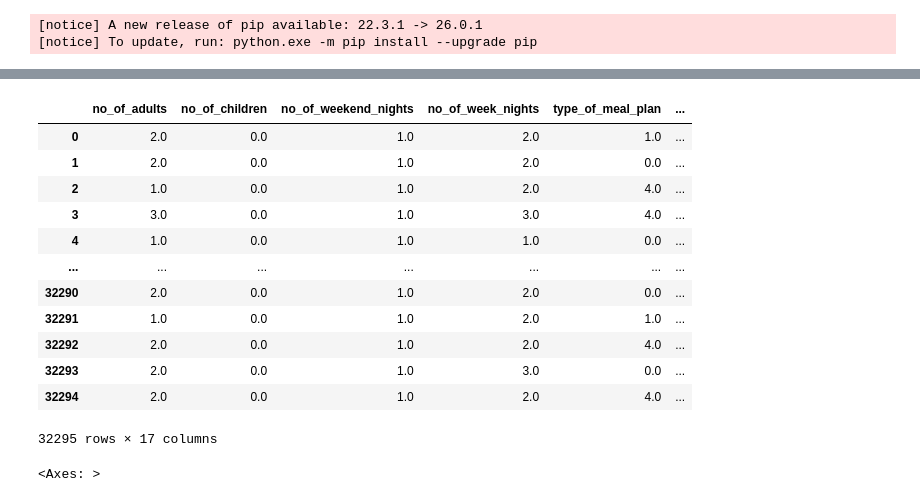
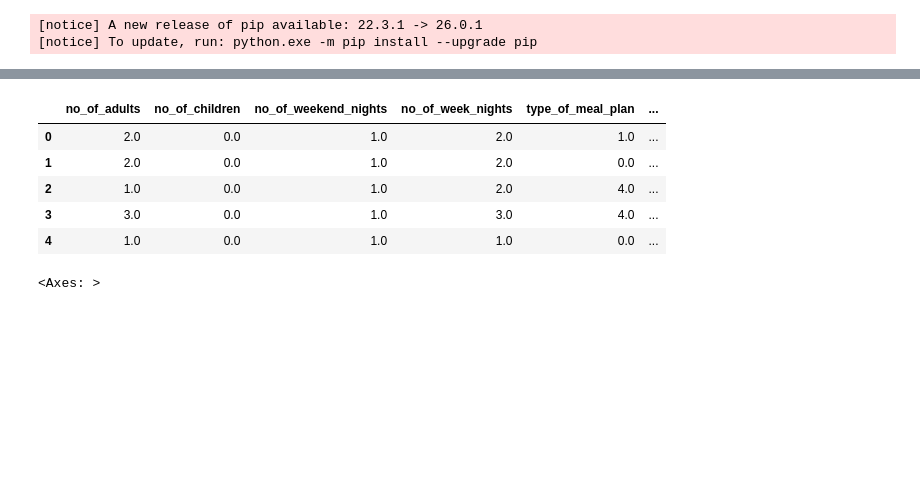
Before and after one commit to dajja-blip/data_science2_task2, a Jupyter notebook: Task1.ipynb, the cells around one changed output, grey strips where cells are left out. Cells and saved outputs as stored; diff of their text form; code cells hidden in the pictures; blank space fills up the shorter version.

```diff
--- a/Task1.ipynb
+++ b/Task1.ipynb
@@ -757,23 +754,16 @@ shap.initjs()
 [interactive output not drawn]
 # %%
 ## we will be working with df_imputed (clean, nan values replaced with median)
-df_imputed.head()
+#df_imputed.head()
 X = df_imputed.drop(columns=['booking_status'])
-X
+X.head()
 # %% [output]
 |  | no_of_adults | no_of_children | no_of_weekend_nights | no_of_week_nights | type_of_meal_plan | ... |
 | 0 | 2.0 | 0.0 | 1.0 | 2.0 | 1.0 | ... |
 | 1 | 2.0 | 0.0 | 1.0 | 2.0 | 0.0 | ... |
 | 2 | 1.0 | 0.0 | 1.0 | 2.0 | 4.0 | ... |
 | 3 | 3.0 | 0.0 | 1.0 | 3.0 | 4.0 | ... |
 | 4 | 1.0 | 0.0 | 1.0 | 1.0 | 0.0 | ... |
-| ... | ... | ... | ... | ... | ... | ... |
-| 32290 | 2.0 | 0.0 | 1.0 | 2.0 | 0.0 | ... |
-| 32291 | 1.0 | 0.0 | 1.0 | 2.0 | 1.0 | ... |
-| 32292 | 2.0 | 0.0 | 1.0 | 2.0 | 4.0 | ... |
-| 32293 | 2.0 | 0.0 | 1.0 | 3.0 | 0.0 | ... |
-| 32294 | 2.0 | 0.0 | 1.0 | 2.0 | 4.0 | ... |
-32295 rows × 17 columns
 # %%
 int_features = ['no_of_special_requests', 'lead_time', 'arrival_year',
     'no_of_week_nights', 'no_of_adults', 'avg_price_per_room','repeated_guest',"booking_status"]
```
Also changed, not shown: parts of 2 cells of this notebook.
